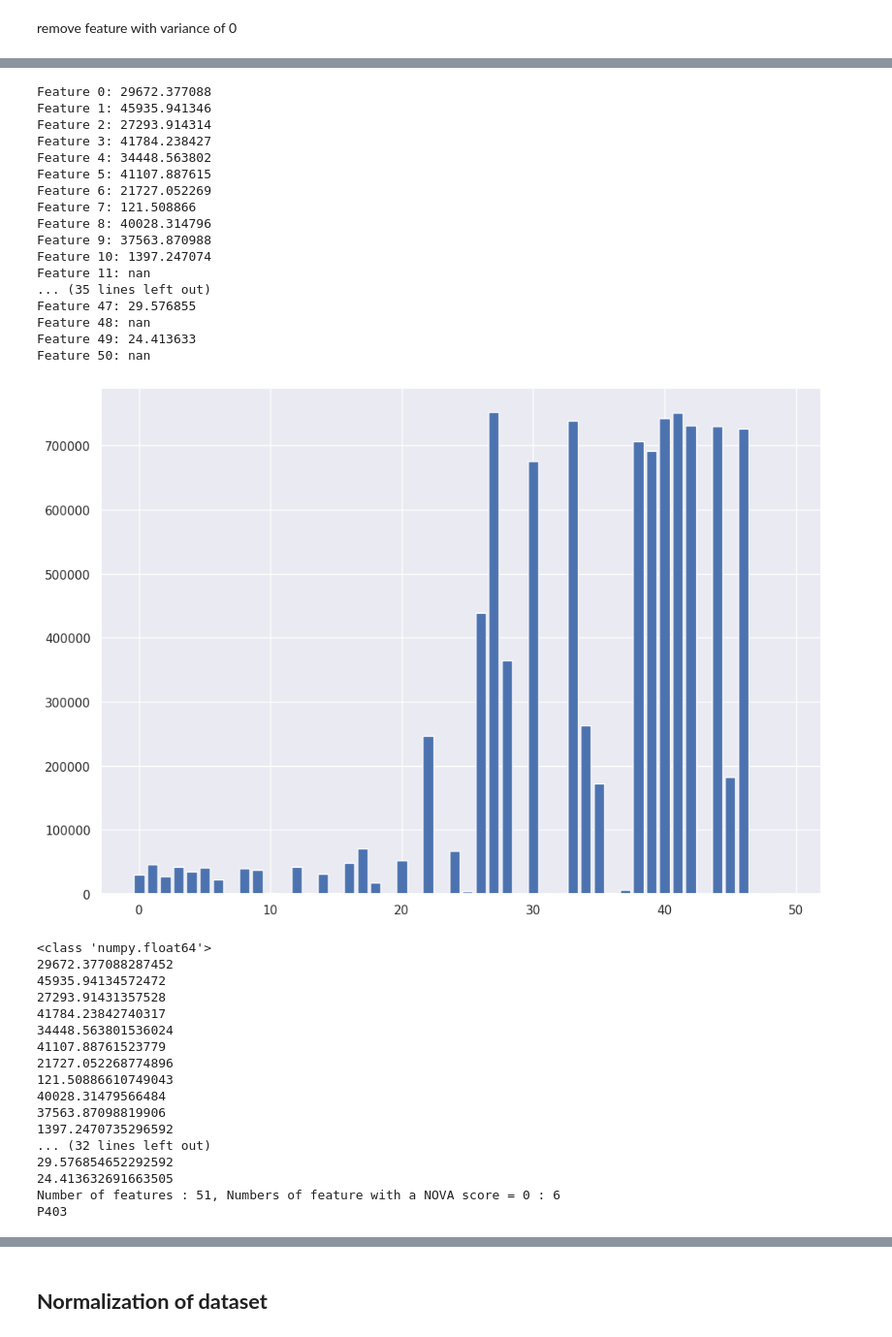
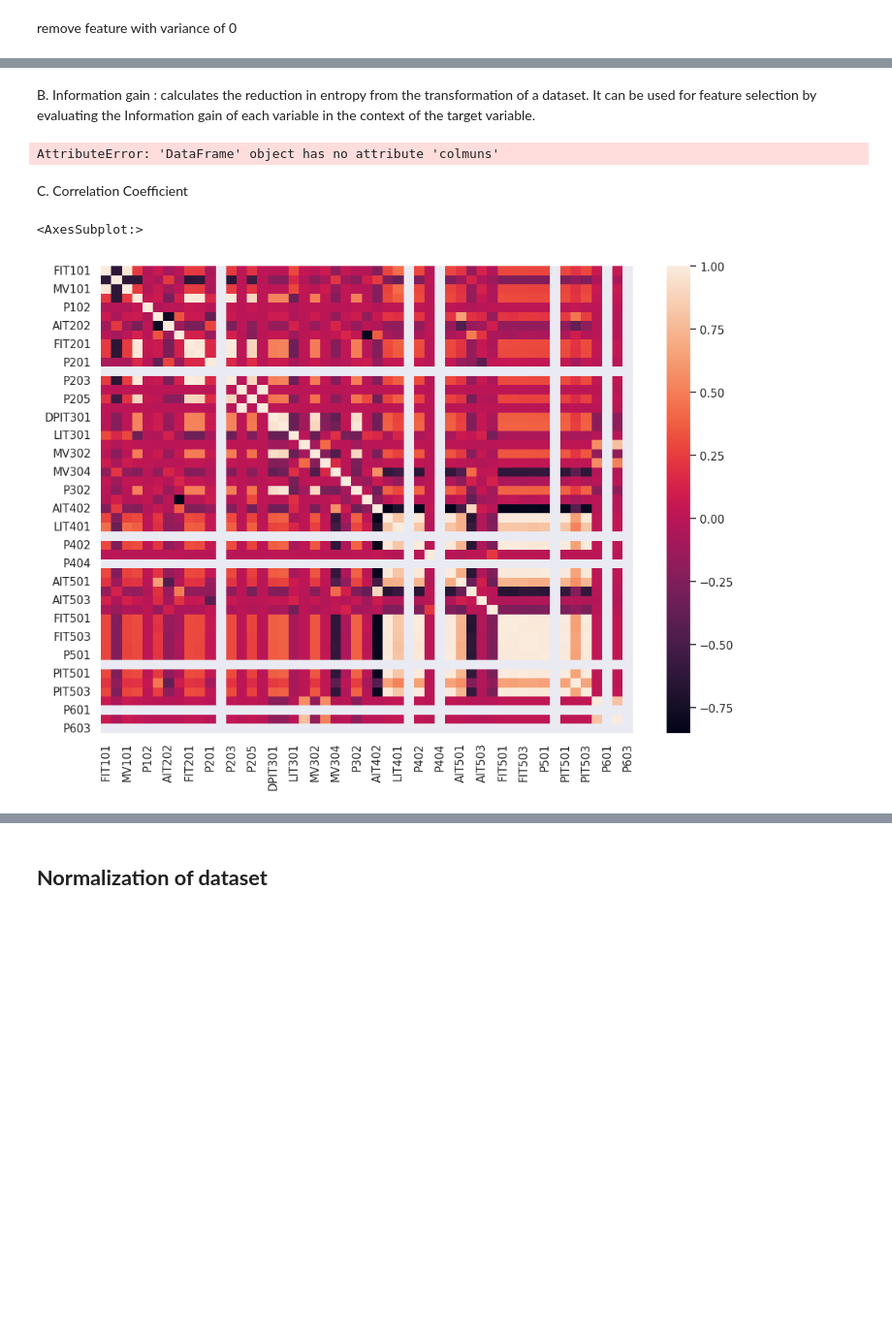
Before and after one commit to dbodenghien/SWaT_Analysis_TFE, a Jupyter notebook: clean_dataset.ipynb, the cells around one changed output, grey strips where cells are left out. Shown: that part at 97% size. Cells and saved outputs as stored; diff of their text form; code cells hidden in the pictures; blank space fills up the shorter version.

Commit message:
[update] correlation in feature selection

```diff
--- a/clean_dataset.ipynb
+++ b/clean_dataset.ipynb
@@ -195,40 +174,33 @@ print('Number of features : %d, Numbers of feature with a NOVA score = 0 : %d' %
 # This features are the same as detected with a variance of 0 above but there are still some very low scores
 
 # print(cols_numeric[31]) P403
-# df = df.drop('P403')
+# df = df.drop(columns=['P403'])
+print(df['P403'])
-# %% [output]
-Feature 0: 29672.377088
-Feature 1: 45935.941346
-Feature 2: 27293.914314
-Feature 3: 41784.238427
-Feature 4: 34448.563802
-Feature 5: 41107.887615
-Feature 6: 21727.052269
-Feature 7: 121.508866
-Feature 8: 40028.314796
-Feature 9: 37563.870988
-Feature 10: 1397.247074
-Feature 11: nan
-... (35 lines left out)
-Feature 47: 29.576855
-Feature 48: nan
-Feature 49: 24.413633
-Feature 50: nan
-[figure, removed]
-<class 'numpy.float64'>
-29672.377088287452
-45935.94134572472
-27293.91431357528
-41784.23842740317
-34448.563801536024
-41107.88761523779
-21727.052268774896
-121.50886610749043
-40028.31479566484
-37563.87098819906
-1397.2470735296592
-... (32 lines left out)
-29.576854652292592
-24.413632691663505
-Number of features : 51, Numbers of feature with a NOVA score = 0 : 6
-P403
+# %% [markdown]
+B. Information gain : calculates the reduction in entropy from the transformation of a dataset. It can be used for feature selection by evaluating the Information gain of each variable in the context of the target variable.
+# %%
+from sklearn.feature_selection import mutual_info_classif
+import matplotlib.pyplot as plt
+%matplotlib inline
+
+cols_numeric = list(df.columns)
+cols_numeric.remove('Timestamp')
+cols_numeric.remove('index')
+data = df[cols_numeric]
+X = data.iloc[:, :-1]
+y = data.iloc[:,-1]
+# # https://www.analyticsvidhya.com/blog/2020/10/feature-selection-techniques-in-machine-learning/
+importances = mutual_info_classif(X,y)
+feat_importances = pd.Series(importances, data.columns[0:len(data.columns)-1])
+feat_importances.plot(kind='barh',color='teal')
+plt.show()
+# %% [output]
+AttributeError: 'DataFrame' object has no attribute 'colmuns'
+# %% [markdown]
+C. Correlation Coefficient
+# %%
+cor = data.corr()
+sns.heatmap(cor)
+# %% [output]
+<AxesSubplot:>
+[figure, added]
```
Also changed, not shown: parts of 7 cells of this notebook.
